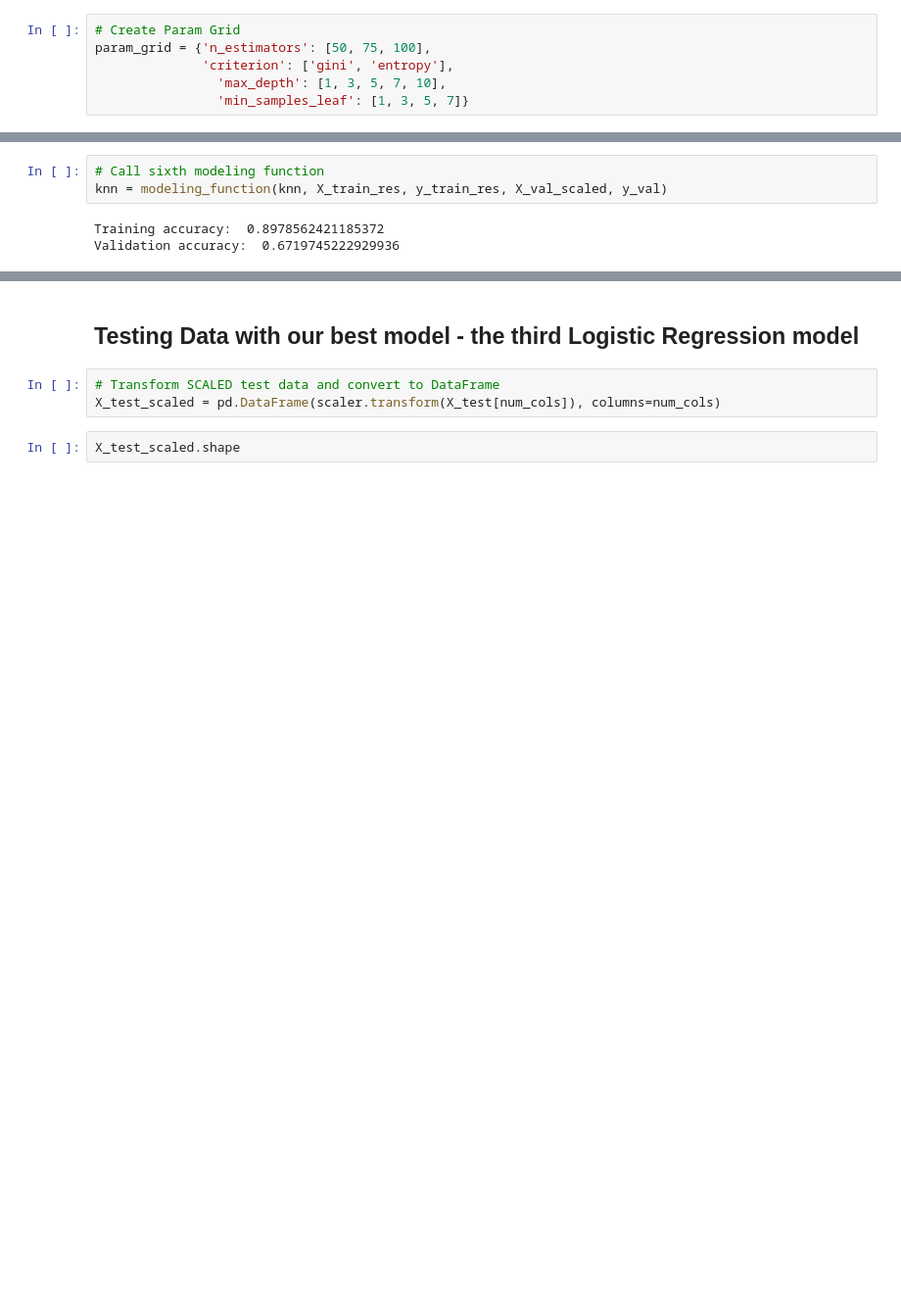
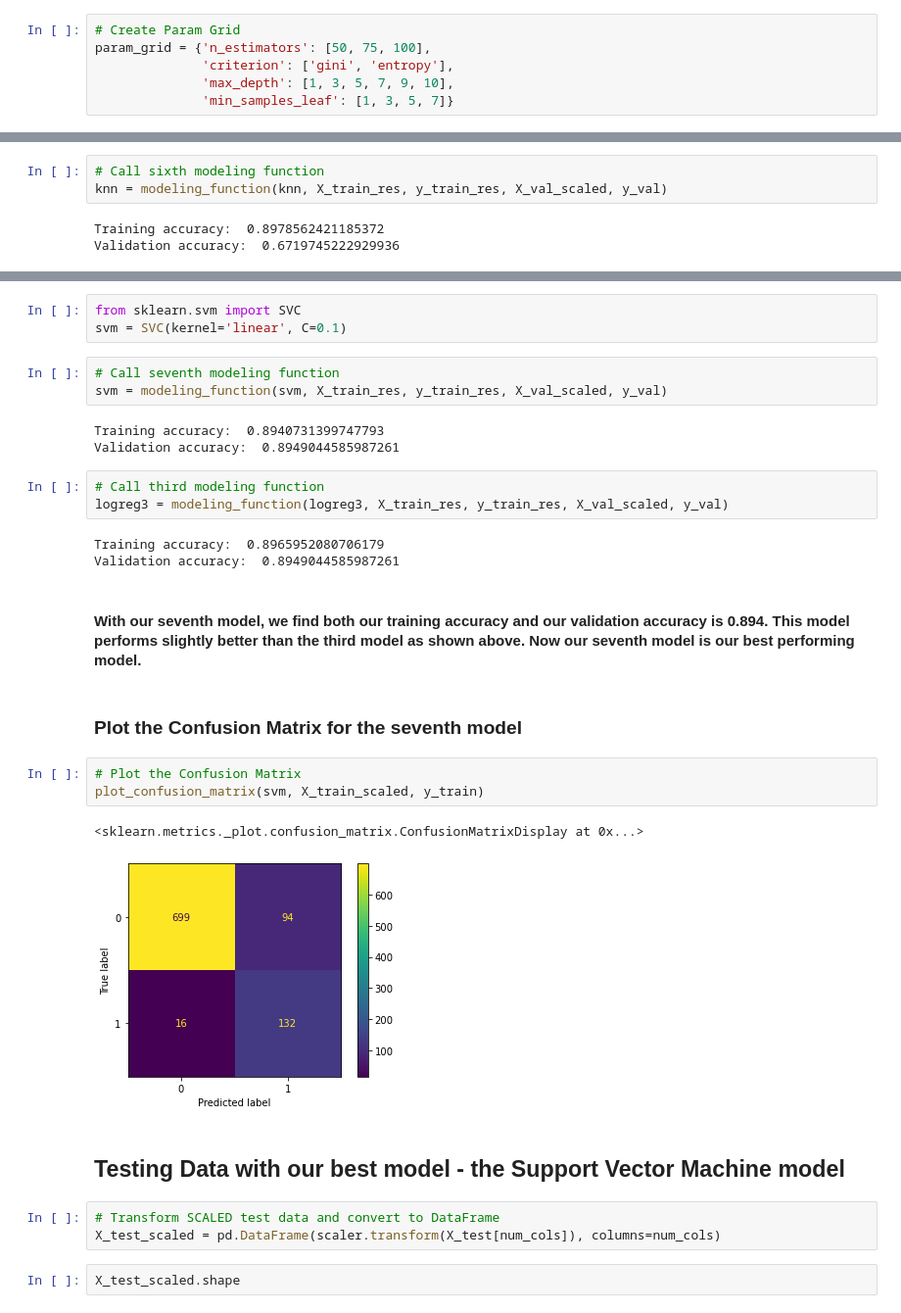
Before and after one commit to asval211/pga_golf_dataset, a Jupyter notebook: pga_golf_data_project.ipynb, the cells around one changed output, grey strips where cells are left out. Shown: that part at 98% size. Drawn from its saved outputs; the diff is of its cells as text; blank space fills up the shorter version.

Commit message:
PGA Golf Models Monday

```diff
--- a/pga_golf_data_project.ipynb
+++ b/pga_golf_data_project.ipynb
@@ -540,8 +540,8 @@ I am going to try a GridSearch to experiment with some hyperparameters. I want t
 # Create Param Grid
 param_grid = {'n_estimators': [50, 75, 100],
               'criterion': ['gini', 'entropy'],
-                'max_depth': [1, 3, 5, 7, 10],
-                'min_samples_leaf': [1, 3, 5, 7]}
+              'max_depth': [1, 3, 5, 7, 9, 10],
+              'min_samples_leaf': [1, 3, 5, 7]}
 # %%
 # Create GridSearchCV
 rf_gs = GridSearchCV(estimator=rf, param_grid=param_grid, scoring='accuracy')
@@ -604,5 +606,30 @@ Validation accuracy:  0.8949044585987261
+# %%
+from sklearn.svm import SVC
+svm = SVC(kernel='linear', C=0.1)
+# %%
+# Call seventh modeling function
+svm = modeling_function(svm, X_train_res, y_train_res, X_val_scaled, y_val)
+# %% [output]
+Training accuracy:  0.8940731399747793
+Validation accuracy:  0.8949044585987261
+# %%
+# Call third modeling function
+logreg3 = modeling_function(logreg3, X_train_res, y_train_res, X_val_scaled, y_val)
+# %% [output]
+Training accuracy:  0.8965952080706179
+Validation accuracy:  0.8949044585987261
+# %% [markdown]
+#### With our seventh model, we find both our training accuracy and our validation accuracy is 0.894. This model performs slightly better than the third model as shown above. Now our seventh model is our best performing model.
+# %% [markdown]
+### Plot the Confusion Matrix for the seventh model
+# %%
+# Plot the Confusion Matrix
+plot_confusion_matrix(svm, X_train_scaled, y_train)
+# %% [output]
+<sklearn.metrics._plot.confusion_matrix.ConfusionMatrixDisplay at 0x...>
+[figure, added]
 # %% [markdown]
-## Testing Data with our best model - the third Logistic Regression model
+## Testing Data with our best model - the Support Vector Machine model
 # %%
 # Transform SCALED test data and convert to DataFrame
 X_test_scaled = pd.DataFrame(scaler.transform(X_test[num_cols]), columns=num_cols)
```
Also changed, not shown: parts of 11 cells of this notebook.
